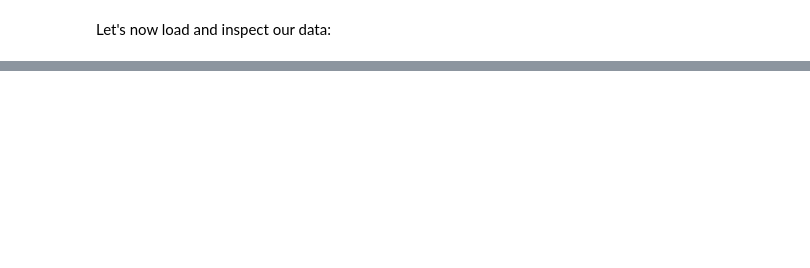
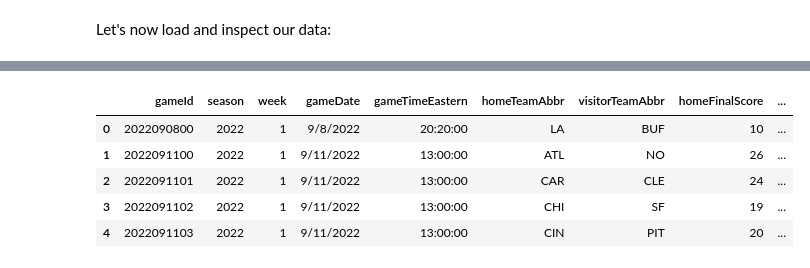
Before and after one commit to tgarity/blitzprediction, a Jupyter notebook: milestone2.ipynb, the cells around one changed output, grey strips where cells are left out. Saved outputs shown, nothing was run; the diff lists cells and outputs as text; code cells hidden in the pictures; blank space fills up the shorter version.

```diff
--- a/milestone2.ipynb
+++ b/milestone2.ipynb
@@ -51,0 +78,9 @@ tracking_week1 = pd.read_csv('./nfl-big-data-bowl-2025/tracking_week_1.csv')
+# %%
+games_df.head()
+# %% [output]
+|  | gameId | season | week | gameDate | gameTimeEastern | homeTeamAbbr | visitorTeamAbbr | homeFinalScore | ... |
+| 0 | 2022090800 | 2022 | 1 | 9/8/2022 | 20:20:00 | LA | BUF | 10 | ... |
+| 1 | 2022091100 | 2022 | 1 | 9/11/2022 | 13:00:00 | ATL | NO | 26 | ... |
+| 2 | 2022091101 | 2022 | 1 | 9/11/2022 | 13:00:00 | CAR | CLE | 24 | ... |
+| 3 | 2022091102 | 2022 | 1 | 9/11/2022 | 13:00:00 | CHI | SF | 19 | ... |
+| 4 | 2022091103 | 2022 | 1 | 9/11/2022 | 13:00:00 | CIN | PIT | 20 | ... |
```
Also changed, not shown: parts of 12 cells of this notebook.
